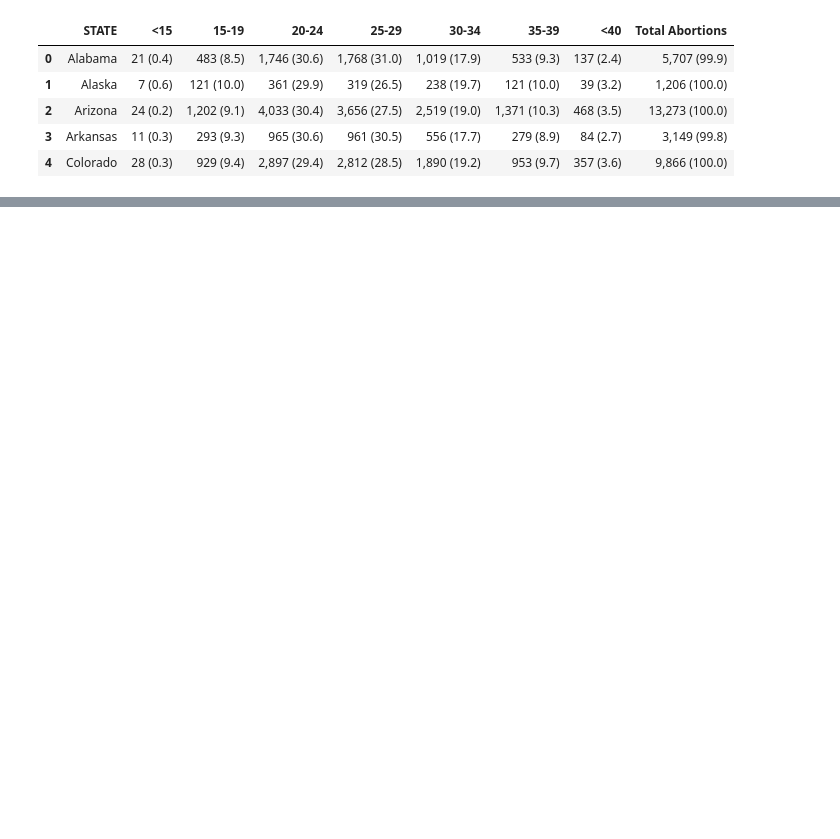
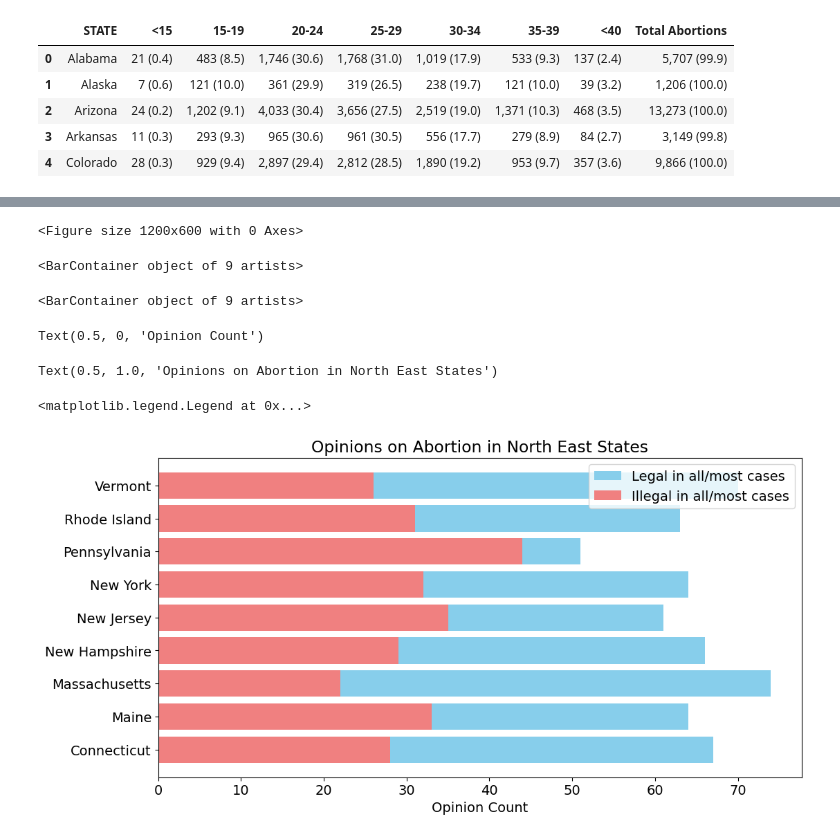
Before and after one commit to Mmarlo5/psychic-doodle, a Jupyter notebook: Copy_of_Problem_Set_5.ipynb, the cells around one changed output, grey strips where cells are left out. Saved outputs shown, nothing was run; the diff lists cells and outputs as text; code cells hidden in the pictures; blank space fills up the shorter version.

```diff
--- a/Copy_of_Problem_Set_5.ipynb
+++ b/Copy_of_Problem_Set_5.ipynb
@@ -1124,0 +1063,39 @@ dtype: object
+# %%
+import pandas as pd
+import matplotlib.pyplot as plt
+
+# Load the data
+abortionOpinion4 = pd.read_csv("https://raw.githubusercontent.com/Mmarlo5/psychic-doodle/main/Opinion-state.csv")
+
+# Remove '%' symbols and convert columns to numeric
+abortionOpinion4['Legal in all/most cases'] = pd.to_numeric(abortionOpinion4['Legal in all/most cases'].str.replace('%', ''), errors='coerce')
+abortionOpinion4['Illegal in all/most cases'] = pd.to_numeric(abortionOpinion4['Illegal in all/most cases'].str.replace('%', ''), errors='coerce')
+
+# Define the North East states
+northeast_states = ['Connecticut', 'Maine', 'Massachusetts', 'New Hampshire', 'New Jersey', 'New York', 'Pennsylvania', 'Rhode Island', 'Vermont']
+
+# Filter the data to include only the North East states
+abortionOpinionNortheast = abortionOpinion4[abortionOpinion4['State'].isin(northeast_states)]
+
+# Set the figure size
+plt.figure(figsize=(12, 6))
+
+# Create a simple bar chart for Legal and Illegal opinions
+plt.barh(abortionOpinionNortheast["State"], abortionOpinionNortheast["Legal in all/most cases"], color='skyblue', label='Legal in all/most cases')
+plt.barh(abortionOpinionNortheast["State"], abortionOpinionNortheast["Illegal in all/most cases"], color='lightcoral', label='Illegal in all/most cases')
+
+# Customize the chart
+plt.xlabel('Opinion Count')
+plt.title('Opinions on Abortion in North East States')
+plt.legend()
+
+# Show the chart
+plt.show()
+# %% [output]
+<Figure size 1200x600 with 0 Axes>
+<BarContainer object of 9 artists>
+<BarContainer object of 9 artists>
+Text(0.5, 0, 'Opinion Count')
+Text(0.5, 1.0, 'Opinions on Abortion in North East States')
+<matplotlib.legend.Legend at 0x...>
+[figure, added]
```
Also changed, not shown: parts of 15 cells of this notebook.
